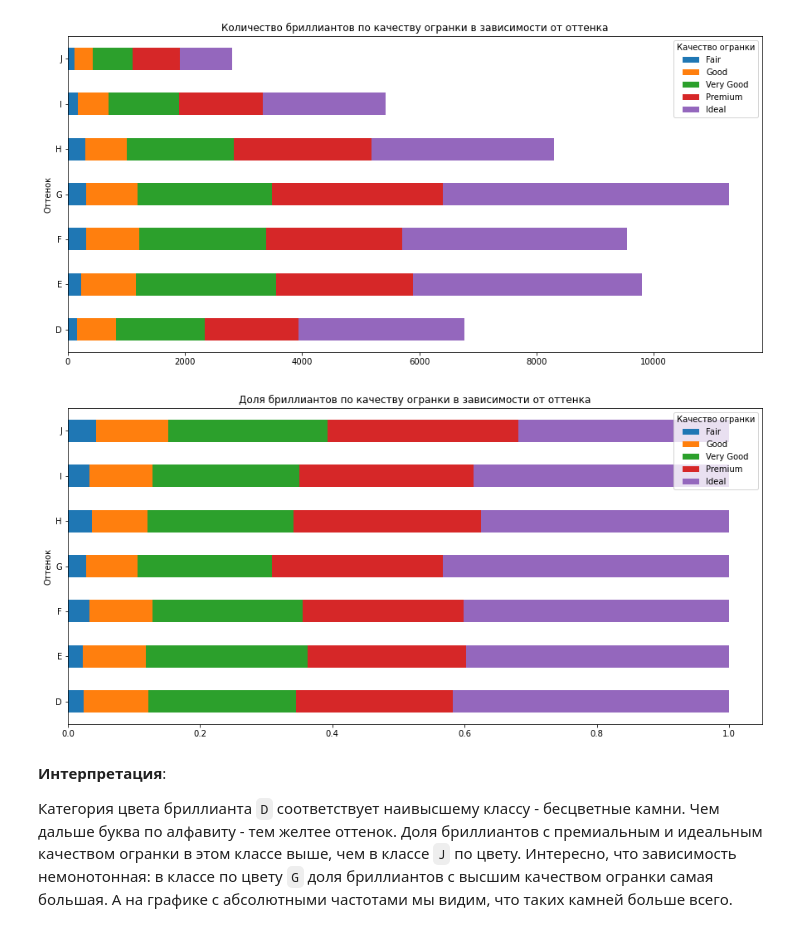
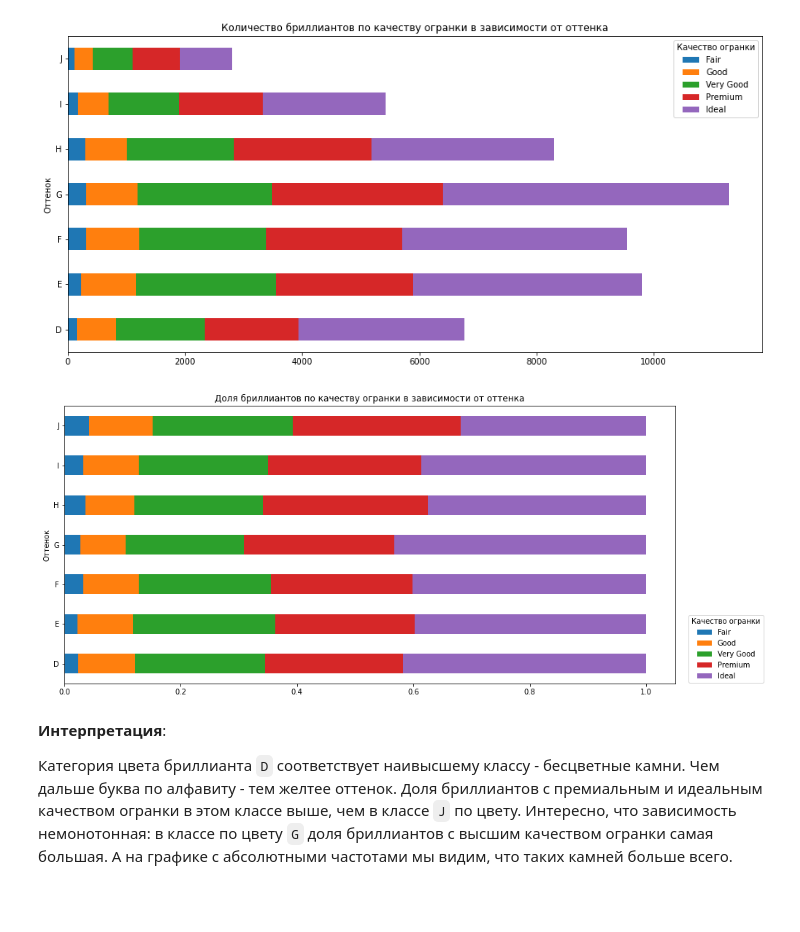
Before and after one commit to postlogist/python-ds, a Jupyter notebook: EDA/02_multivariate_eda.ipynb, the cells around one changed output. Saved outputs shown, nothing was run; the diff lists cells and outputs as text; code cells hidden in the pictures; blank space fills up the shorter version.

```diff
--- a/EDA/02_multivariate_eda.ipynb
+++ b/EDA/02_multivariate_eda.ipynb
@@ -709,17 +761,18 @@ plt.title('Количество бриллиантов по качеству о
 # %%
 # После нормализации отличия в долях видны лучше
 
 fig, ax = plt.subplots(1, figsize=(15, 7)) #plt.figure() не сработало
 
 pd.crosstab(columns = diamonds['cut_cat'],
             index=diamonds['color'],
             normalize='index').plot(kind='barh', stacked=True, ax=ax)
 
 plt.ylabel('Оттенок')
-plt.legend(title='Качество огранки', loc='best')
+plt.legend(title='Качество огранки',
+          bbox_to_anchor=(1.15, 0.26)) # подвинули легенду
 plt.title('Доля бриллиантов по качеству огранки в зависимости от оттенка');
 # %% [output]
-[figure, old version]
+[figure, new version]
 # %% [markdown]
 **Интерпретация**:
 
```
Also changed, not shown: parts of 23 cells of this notebook.
